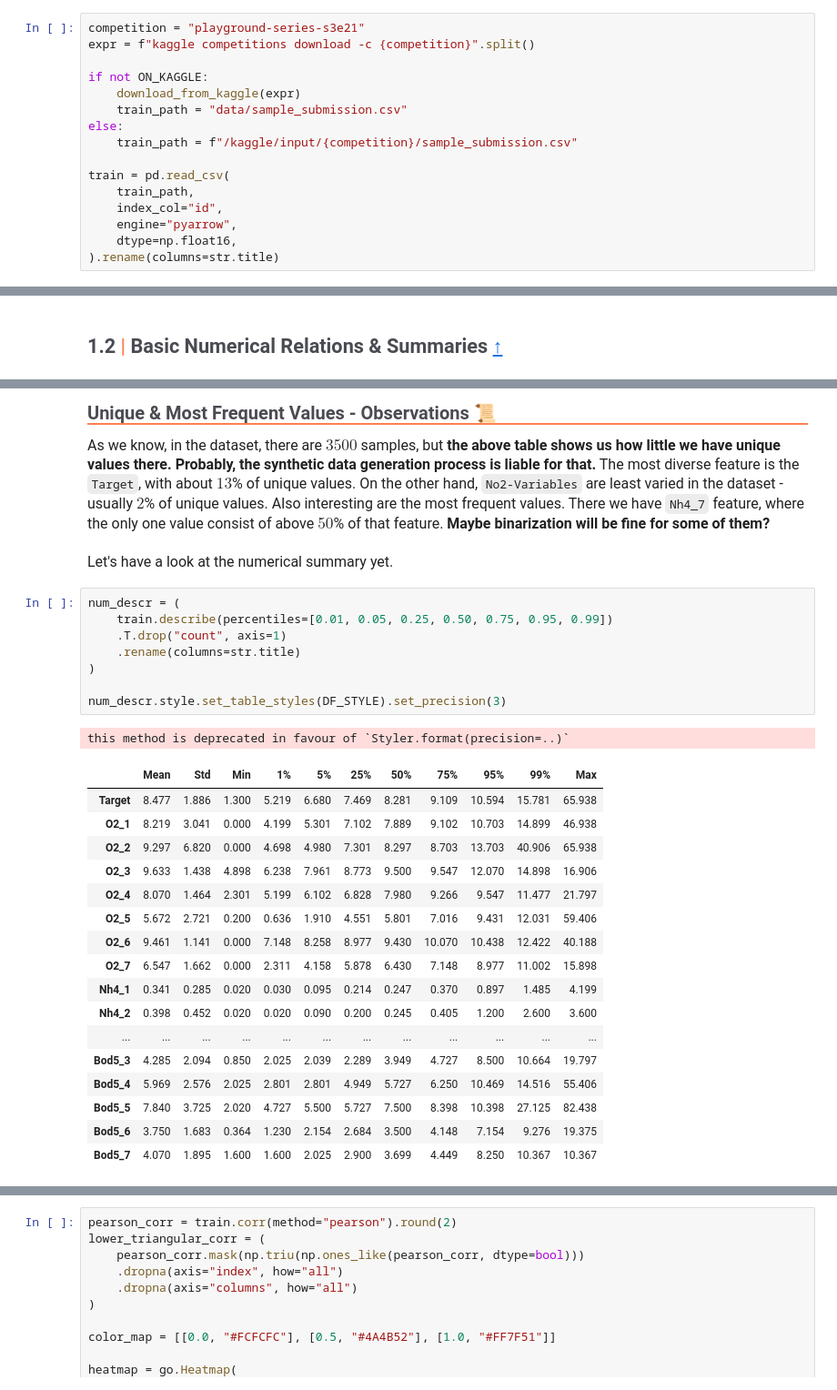
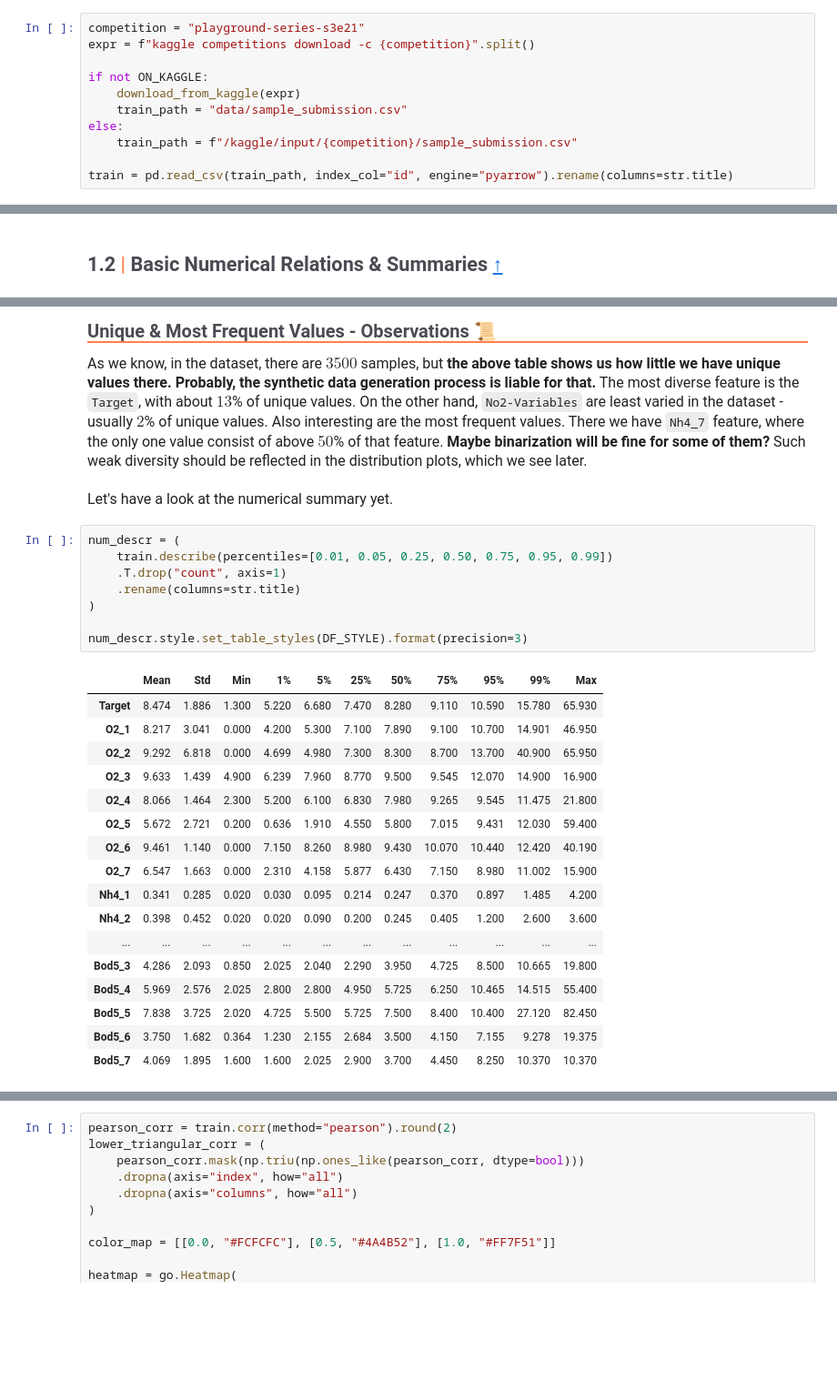
Before and after one commit to mateuszk098/kaggle-notebooks, a Jupyter notebook: playground_series_s3e21/oxygen_in_water_eda.ipynb, the cells around one changed output, grey strips where cells are left out. Shown at 91% size. Cells and saved outputs as stored; diff of their text form; blank space fills up the shorter version.

```diff
--- a/playground_series_s3e21/oxygen_in_water_eda.ipynb
+++ b/playground_series_s3e21/oxygen_in_water_eda.ipynb
@@ -243,12 +254,7 @@ if not ON_KAGGLE:
 else:
     train_path = f"/kaggle/input/{competition}/sample_submission.csv"
 
-train = pd.read_csv(
-    train_path,
-    index_col="id",
-    engine="pyarrow",
-    dtype=np.float16,
-).rename(columns=str.title)
+train = pd.read_csv(train_path, index_col="id", engine="pyarrow").rename(columns=str.title)
 # %% [markdown]
 <p style="
     font-size: 20px;
@@ -449,36 +462,35 @@ basic_summary.style.set_table_styles(DF_STYLE).background_gradient(DF_CMAP).form
     font-size: 16px;
     font-family: 'JetBrains Mono';
 ">
-    As we know, in the dataset, there are $3500$ samples, but <b>the above table shows us how little we have unique values there. Probably, the synthetic data generation process is liable for that.</b> The most diverse feature is the <code>Target</code>, with about $13$% of unique values. On the other hand, <code>No2-Variables</code> are least varied in the dataset - usually $2$% of unique values. Also interesting are the most frequent values. There we have <code>Nh4_7</code> feature, where the only one value consist of above $50$% of that feature. <b>Maybe binarization will be fine for some of them?</b><br><br>
+    As we know, in the dataset, there are $3500$ samples, but <b>the above table shows us how little we have unique values there. Probably, the synthetic data generation process is liable for that.</b> The most diverse feature is the <code>Target</code>, with about $13$% of unique values. On the other hand, <code>No2-Variables</code> are least varied in the dataset - usually $2$% of unique values. Also interesting are the most frequent values. There we have <code>Nh4_7</code> feature, where the only one value consist of above $50$% of that feature. <b>Maybe binarization will be fine for some of them?</b> Such weak diversity should be reflected in the distribution plots, which we see later.<br><br>
     Let's have a look at the numerical summary yet.
 </p>
 # %%
 num_descr = (
     train.describe(percentiles=[0.01, 0.05, 0.25, 0.50, 0.75, 0.95, 0.99])
     .T.drop("count", axis=1)
     .rename(columns=str.title)
 )
 
-num_descr.style.set_table_styles(DF_STYLE).set_precision(3)
+num_descr.style.set_table_styles(DF_STYLE).format(precision=3)
 # %% [output]
-this method is deprecated in favour of `Styler.format(precision=..)`
 |  | Mean | Std | Min | 1% | 5% | 25% | 50% | 75% | 95% | 99% | Max |
-| Target | 8.477 | 1.886 | 1.300 | 5.219 | 6.680 | 7.469 | 8.281 | 9.109 | 10.594 | 15.781 | 65.938 |
-| O2_1 | 8.219 | 3.041 | 0.000 | 4.199 | 5.301 | 7.102 | 7.889 | 9.102 | 10.703 | 14.899 | 46.938 |
-| O2_2 | 9.297 | 6.820 | 0.000 | 4.698 | 4.980 | 7.301 | 8.297 | 8.703 | 13.703 | 40.906 | 65.938 |
-| O2_3 | 9.633 | 1.438 | 4.898 | 6.238 | 7.961 | 8.773 | 9.500 | 9.547 | 12.070 | 14.898 | 16.906 |
-| O2_4 | 8.070 | 1.464 | 2.301 | 5.199 | 6.102 | 6.828 | 7.980 | 9.266 | 9.547 | 11.477 | 21.797 |
-| O2_5 | 5.672 | 2.721 | 0.200 | 0.636 | 1.910 | 4.551 | 5.801 | 7.016 | 9.431 | 12.031 | 59.406 |
-| O2_6 | 9.461 | 1.141 | 0.000 | 7.148 | 8.258 | 8.977 | 9.430 | 10.070 | 10.438 | 12.422 | 40.188 |
-| O2_7 | 6.547 | 1.662 | 0.000 | 2.311 | 4.158 | 5.878 | 6.430 | 7.148 | 8.977 | 11.002 | 15.898 |
-| Nh4_1 | 0.341 | 0.285 | 0.020 | 0.030 | 0.095 | 0.214 | 0.247 | 0.370 | 0.897 | 1.485 | 4.199 |
+| Target | 8.474 | 1.886 | 1.300 | 5.220 | 6.680 | 7.470 | 8.280 | 9.110 | 10.590 | 15.780 | 65.930 |
+| O2_1 | 8.217 | 3.041 | 0.000 | 4.200 | 5.300 | 7.100 | 7.890 | 9.100 | 10.700 | 14.901 | 46.950 |
+| O2_2 | 9.292 | 6.818 | 0.000 | 4.699 | 4.980 | 7.300 | 8.300 | 8.700 | 13.700 | 40.900 | 65.950 |
+| O2_3 | 9.633 | 1.439 | 4.900 | 6.239 | 7.960 | 8.770 | 9.500 | 9.545 | 12.070 | 14.900 | 16.900 |
+| O2_4 | 8.066 | 1.464 | 2.300 | 5.200 | 6.100 | 6.830 | 7.980 | 9.265 | 9.545 | 11.475 | 21.800 |
+| O2_5 | 5.672 | 2.721 | 0.200 | 0.636 | 1.910 | 4.550 | 5.800 | 7.015 | 9.431 | 12.030 | 59.400 |
+| O2_6 | 9.461 | 1.140 | 0.000 | 7.150 | 8.260 | 8.980 | 9.430 | 10.070 | 10.440 | 12.420 | 40.190 |
+| O2_7 | 6.547 | 1.663 | 0.000 | 2.310 | 4.158 | 5.877 | 6.430 | 7.150 | 8.980 | 11.002 | 15.900 |
+| Nh4_1 | 0.341 | 0.285 | 0.020 | 0.030 | 0.095 | 0.214 | 0.247 | 0.370 | 0.897 | 1.485 | 4.200 |
 | Nh4_2 | 0.398 | 0.452 | 0.020 | 0.020 | 0.090 | 0.200 | 0.245 | 0.405 | 1.200 | 2.600 | 3.600 |
 | ... | ... | ... | ... | ... | ... | ... | ... | ... | ... | ... | ... |
-| Bod5_3 | 4.285 | 2.094 | 0.850 | 2.025 | 2.039 | 2.289 | 3.949 | 4.727 | 8.500 | 10.664 | 19.797 |
-| Bod5_4 | 5.969 | 2.576 | 2.025 | 2.801 | 2.801 | 4.949 | 5.727 | 6.250 | 10.469 | 14.516 | 55.406 |
-| Bod5_5 | 7.840 | 3.725 | 2.020 | 4.727 | 5.500 | 5.727 | 7.500 | 8.398 | 10.398 | 27.125 | 82.438 |
-| Bod5_6 | 3.750 | 1.683 | 0.364 | 1.230 | 2.154 | 2.684 | 3.500 | 4.148 | 7.154 | 9.276 | 19.375 |
-| Bod5_7 | 4.070 | 1.895 | 1.600 | 1.600 | 2.025 | 2.900 | 3.699 | 4.449 | 8.250 | 10.367 | 10.367 |
+| Bod5_3 | 4.286 | 2.093 | 0.850 | 2.025 | 2.040 | 2.290 | 3.950 | 4.725 | 8.500 | 10.665 | 19.800 |
+| Bod5_4 | 5.969 | 2.576 | 2.025 | 2.800 | 2.800 | 4.950 | 5.725 | 6.250 | 10.465 | 14.515 | 55.400 |
+| Bod5_5 | 7.838 | 3.725 | 2.020 | 4.725 | 5.500 | 5.725 | 7.500 | 8.400 | 10.400 | 27.120 | 82.450 |
+| Bod5_6 | 3.750 | 1.682 | 0.364 | 1.230 | 2.155 | 2.684 | 3.500 | 4.150 | 7.155 | 9.278 | 19.375 |
+| Bod5_7 | 4.069 | 1.895 | 1.600 | 1.600 | 2.025 | 2.900 | 3.700 | 4.450 | 8.250 | 10.370 | 10.370 |
 # %% [markdown]
 <p style="
     font-size: 20px;
```
Also changed, not shown: parts of 23 cells of this notebook.
